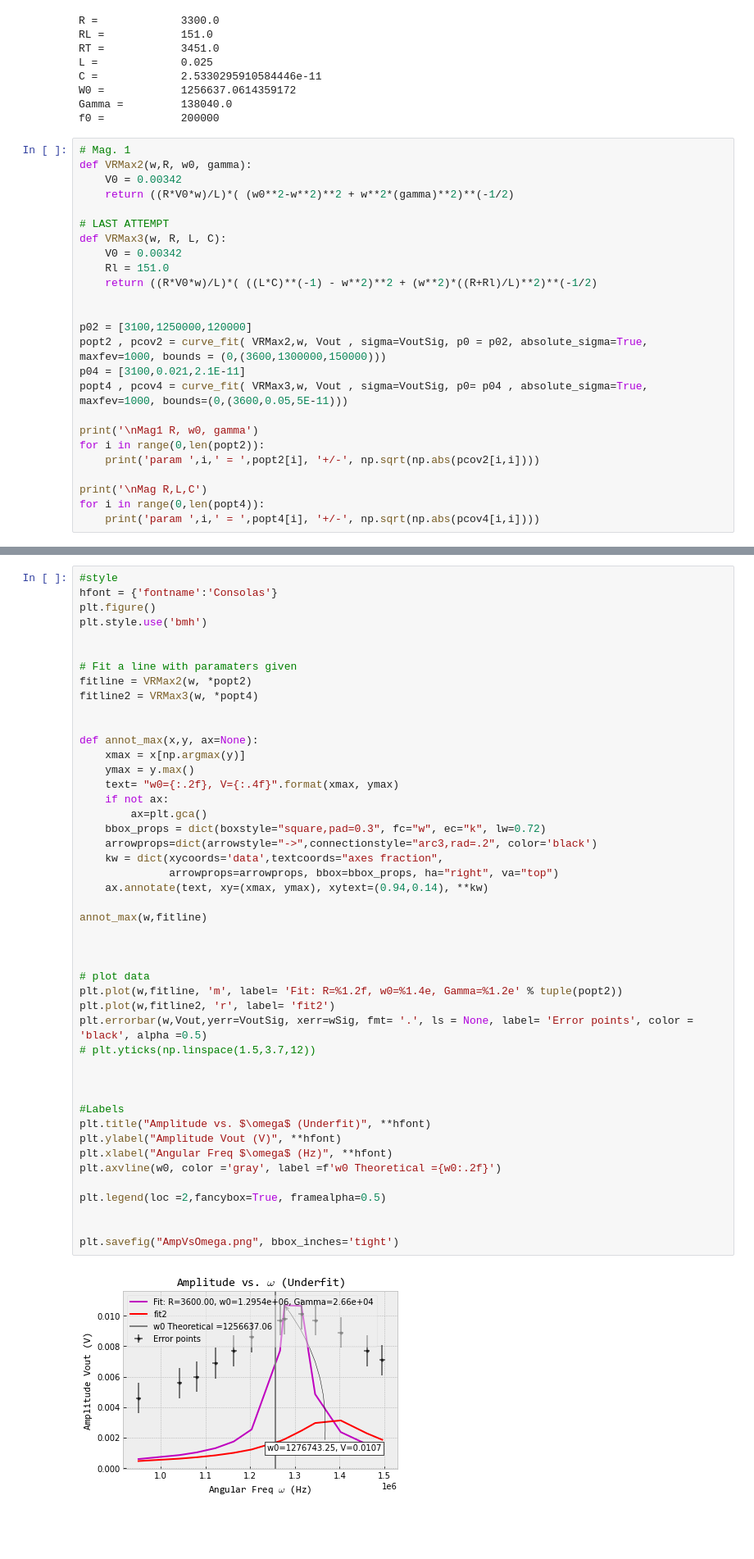
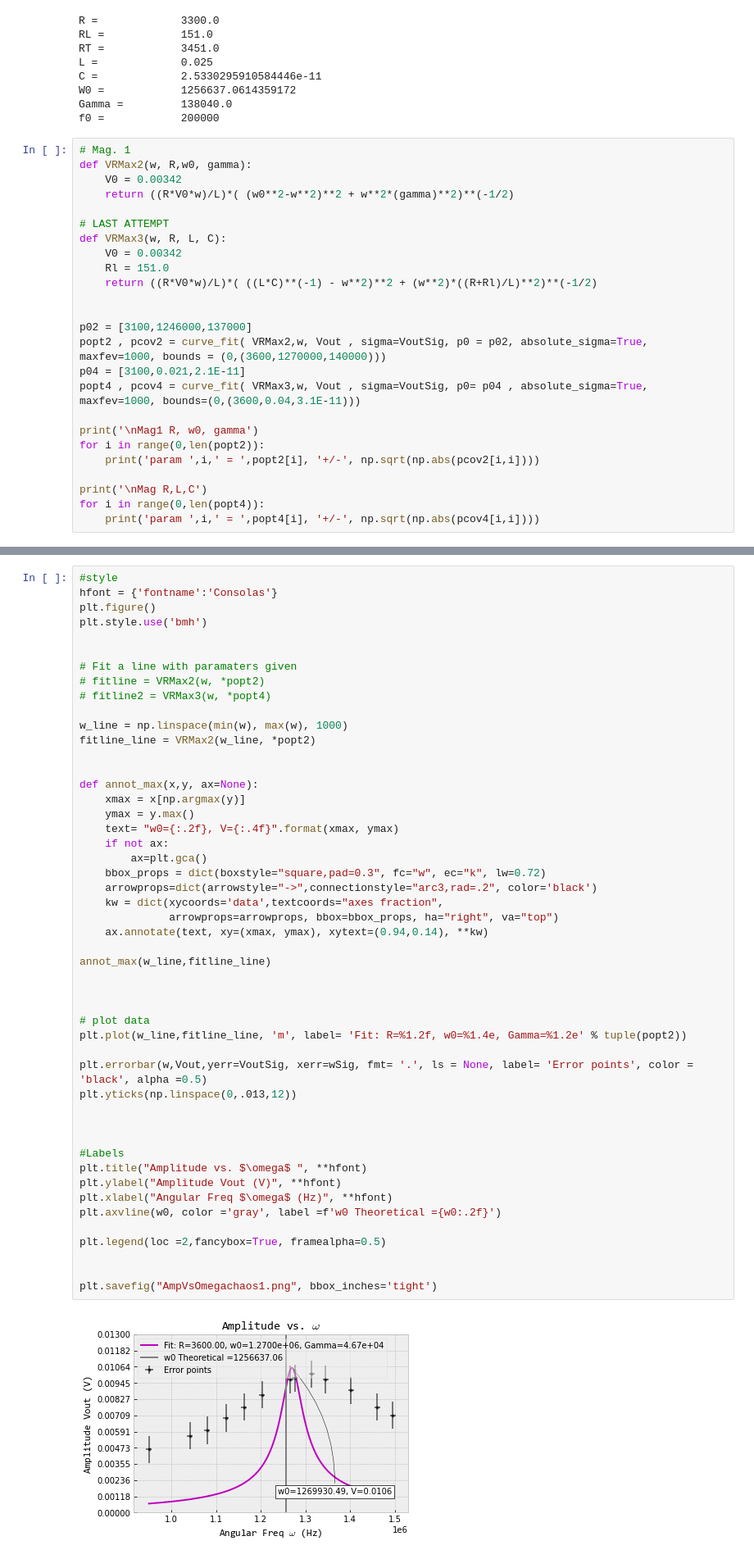
Before and after one commit to Drixitel/134-Lab-Spring-2023, a Jupyter notebook: Code/Chaos/ChaosCirc.ipynb, the cells around one changed output, grey strips where cells are left out. Shown at 82% size. Saved outputs shown, nothing was run; the diff lists cells and outputs as text; blank space fills up the shorter version.

```diff
--- a/Code/Chaos/ChaosCirc.ipynb
+++ b/Code/Chaos/ChaosCirc.ipynb
@@ -132,7 +133,7 @@ Gamma =         138040.0
 f0 =            200000
 # %%
 # Mag. 1
-def VRMax2(w,R, w0, gamma):
+def VRMax2(w, R,w0, gamma):
     V0 = 0.00342
     return ((R*V0*w)/L)*( (w0**2-w**2)**2 + w**2*(gamma)**2)**(-1/2)
 
@@ -143,10 +144,10 @@ def VRMax3(w, R, L, C):
     return ((R*V0*w)/L)*( ((L*C)**(-1) - w**2)**2 + (w**2)*((R+Rl)/L)**2)**(-1/2)
 
 
-p02 = [3100,1250000,120000]
-popt2 , pcov2 = curve_fit( VRMax2,w, Vout , sigma=VoutSig, p0 = p02, absolute_sigma=True, maxfev=1000, bounds = (0,(3600,1300000,150000)))
+p02 = [3100,1246000,137000]
+popt2 , pcov2 = curve_fit( VRMax2,w, Vout , sigma=VoutSig, p0 = p02, absolute_sigma=True, maxfev=1000, bounds = (0,(3600,1270000,140000)))
 p04 = [3100,0.021,2.1E-11]
-popt4 , pcov4 = curve_fit( VRMax3,w, Vout , sigma=VoutSig, p0= p04 , absolute_sigma=True, maxfev=1000, bounds=(0,(3600,0.05,5E-11)))
+popt4 , pcov4 = curve_fit( VRMax3,w, Vout , sigma=VoutSig, p0= p04 , absolute_sigma=True, maxfev=1000, bounds=(0,(3600,0.04,3.1E-11)))
 
 print('\nMag1 R, w0, gamma')
 for i in range(0,len(popt2)):
@@ -173,43 +174,46 @@ plt.style.use('bmh')
 
 
 # Fit a line with paramaters given
-fitline = VRMax2(w, *popt2)
-fitline2 = VRMax3(w, *popt4)
+# fitline = VRMax2(w, *popt2)
+# fitline2 = VRMax3(w, *popt4)
+
+w_line = np.linspace(min(w), max(w), 1000)
+fitline_line = VRMax2(w_line, *popt2)
 
 
 def annot_max(x,y, ax=None):
     xmax = x[np.argmax(y)]
     ymax = y.max()
     text= "w0={:.2f}, V={:.4f}".format(xmax, ymax)
     if not ax:
         ax=plt.gca()
     bbox_props = dict(boxstyle="square,pad=0.3", fc="w", ec="k", lw=0.72)
     arrowprops=dict(arrowstyle="->",connectionstyle="arc3,rad=.2", color='black')
     kw = dict(xycoords='data',textcoords="axes fraction",
               arrowprops=arrowprops, bbox=bbox_props, ha="right", va="top")
     ax.annotate(text, xy=(xmax, ymax), xytext=(0.94,0.14), **kw)
 
-annot_max(w,fitline)
+annot_max(w_line,fitline_line)
 
 
 
 # plot data
-plt.plot(w,fitline, 'm', label= 'Fit: R=%1.2f, w0=%1.4e, Gamma=%1.2e' % tuple(popt2))
-plt.plot(w,fitline2, 'r', label= 'fit2')
+plt.plot(w_line,fitline_line, 'm', label= 'Fit: R=%1.2f, w0=%1.4e, Gamma=%1.2e' % tuple(popt2))
+
 plt.errorbar(w,Vout,yerr=VoutSig, xerr=wSig, fmt= '.', ls = None, label= 'Error points', color = 'black', alpha =0.5)
-# plt.yticks(np.linspace(1.5,3.7,12))
+plt.yticks(np.linspace(0,.013,12))
 
 
 
 #Labels
-plt.title("Amplitude vs. $\omega$ (Underfit)", **hfont)
+plt.title("Amplitude vs. $\omega$ ", **hfont)
 plt.ylabel("Amplitude Vout (V)", **hfont)
 plt.xlabel("Angular Freq $\omega$ (Hz)", **hfont)
 plt.axvline(w0, color ='gray', label =f'w0 Theoretical ={w0:.2f}')
 
 plt.legend(loc =2,fancybox=True, framealpha=0.5)
 
 
-plt.savefig("AmpVsOmega.png", bbox_inches='tight')
+plt.savefig("AmpVsOmegachaos1.png", bbox_inches='tight')
 # %% [output]
-[figure, old version]
+[figure, new version]
```
Also changed, not shown: parts of 10 cells of this notebook, 16 other files.
